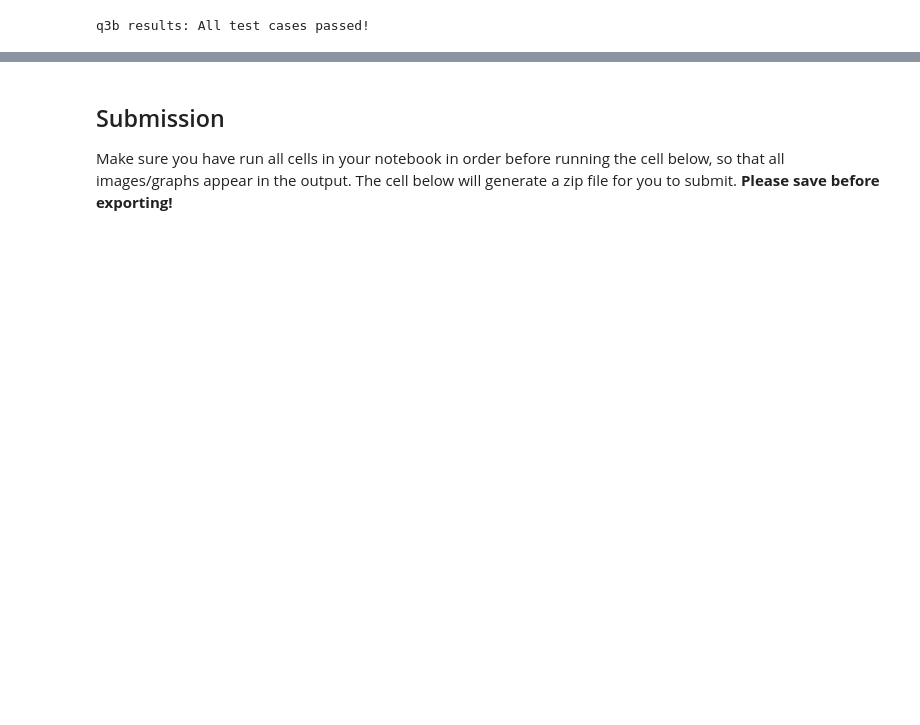
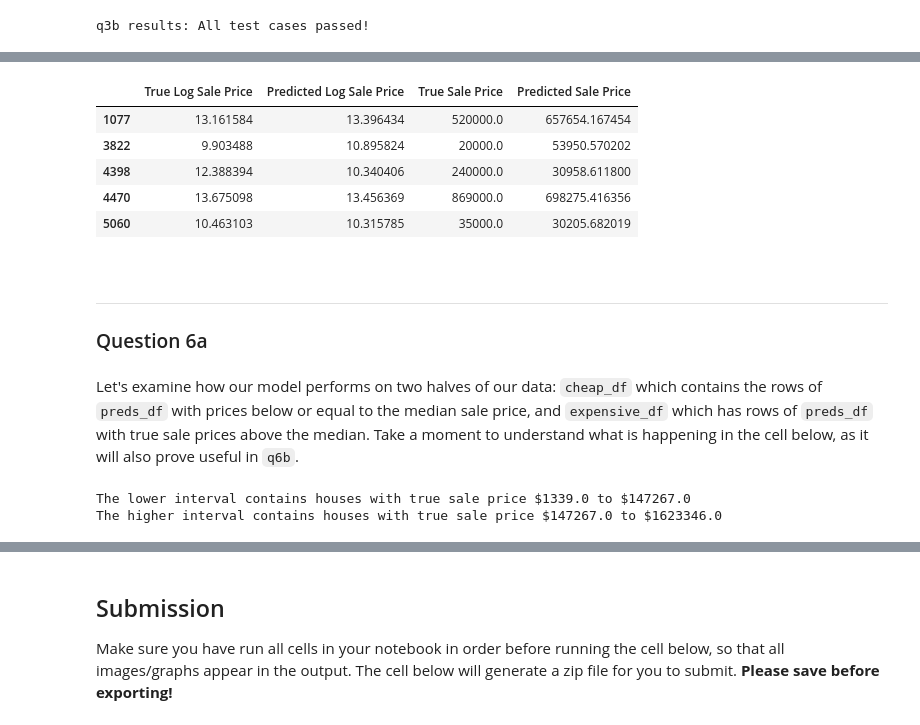
Before and after one commit to orekeeweee/housing-price-prediction, a Jupyter notebook: project-code.ipynb, the cells around one changed output, grey strips where cells are left out. Saved outputs shown, nothing was run; the diff lists cells and outputs as text; code cells hidden in the pictures; blank space fills up the shorter version.

```diff
--- a/project-code.ipynb
+++ b/project-code.ipynb
@@ -942,0 +785,14 @@ If there are issues with automatically generating the PDF, you can try downloadi
+# %%
+# Define any additional helper functions or variables you need here
+def add_bedrooms(data):
+    """
+    Input:
+      data (DataFrame): a DataFrame containing at least the Description column.
+
+    Output:
+      a Dataframe with a new column "Bedrooms" containing ints.
+
+    """
+    with_rooms = data.copy()
+    with_rooms['Bedrooms'] = with_rooms['Description'].str.extract(r'(\d+) of which are bedrooms').astype(int)
+    return with_rooms
@@ -942,0 +1073,30 @@ If there are issues with automatically generating the PDF, you can try downloadi
+# %%
+preds_df = pd.DataFrame({'True Log Sale Price' : Y_true, 'Predicted Log Sale Price' : Y_pred,
+                         'True Sale Price' : np.e**Y_true, 'Predicted Sale Price' : np.e**Y_pred})
+preds_df.head()
+# %% [output]
+|  | True Log Sale Price | Predicted Log Sale Price | True Sale Price | Predicted Sale Price |
+| 1077 | 13.161584 | 13.396434 | 520000.0 | 657654.167454 |
+| 3822 | 9.903488 | 10.895824 | 20000.0 | 53950.570202 |
+| 4398 | 12.388394 | 10.340406 | 240000.0 | 30958.611800 |
+| 4470 | 13.675098 | 13.456369 | 869000.0 | 698275.416356 |
+| 5060 | 10.463103 | 10.315785 | 35000.0 | 30205.682019 |
+# %% [markdown]
+<br>
+
+---
+### Question 6a
+# %% [markdown]
+Let's examine how our model performs on two halves of our data: `cheap_df` which contains the rows of `preds_df` with prices below or equal to the median sale price, and `expensive_df` which has rows of `preds_df` with true sale prices above the median. Take a moment to understand what is happening in the cell below, as it will also prove useful in `q6b`.
+# %%
+# Run the cell below to obtain the two subsets of data; no further action is needed.
+min_Y_true, max_Y_true = np.round(np.min(Y_true), 1) , np.round(np.max(Y_true), 1)
+median_Y_true = np.round(np.median(Y_true), 1)
+cheap_df = preds_df[(preds_df['True Log Sale Price'] >= min_Y_true) & (preds_df['True Log Sale Price'] <= median_Y_true)]
+expensive_df = preds_df[(preds_df['True Log Sale Price'] > median_Y_true) & (preds_df['True Log Sale Price'] <= max_Y_true)]
+
+print(f'\nThe lower interval contains houses with true sale price ${np.round(np.e**min_Y_true)} to ${np.round(np.e**median_Y_true)}')
+print(f'The higher interval contains houses with true sale price ${np.round(np.e**median_Y_true)} to ${np.round(np.e**max_Y_true)}\n')
+# %% [output]
+The lower interval contains houses with true sale price $1339.0 to $147267.0
+The higher interval contains houses with true sale price $147267.0 to $1623346.0
```
Also changed, not shown: parts of 181 cells of this notebook, 1 other file.
